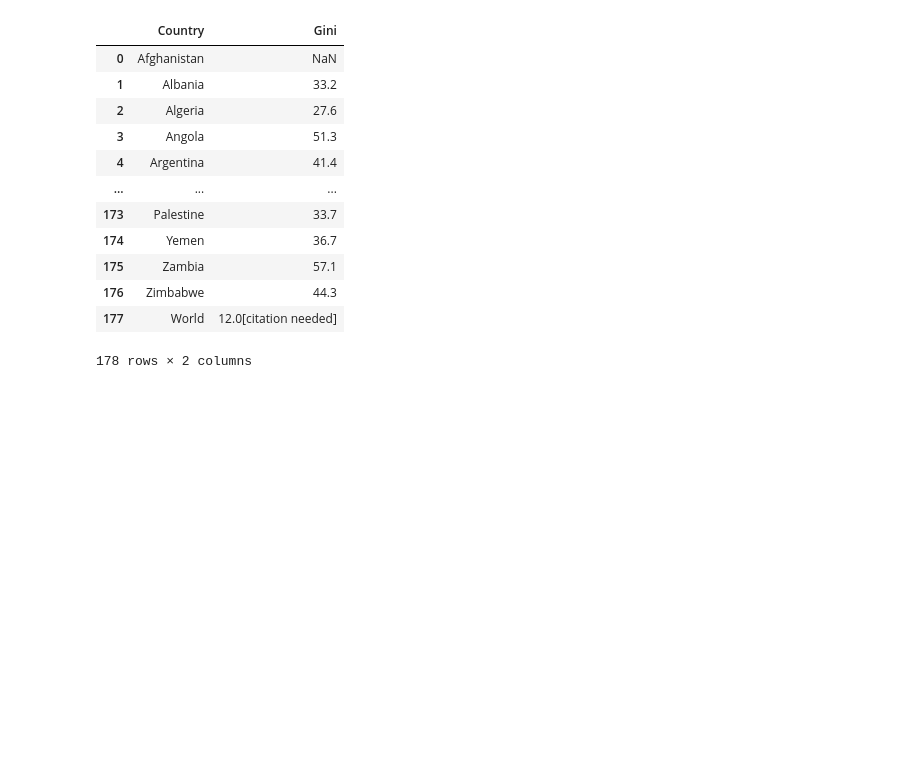
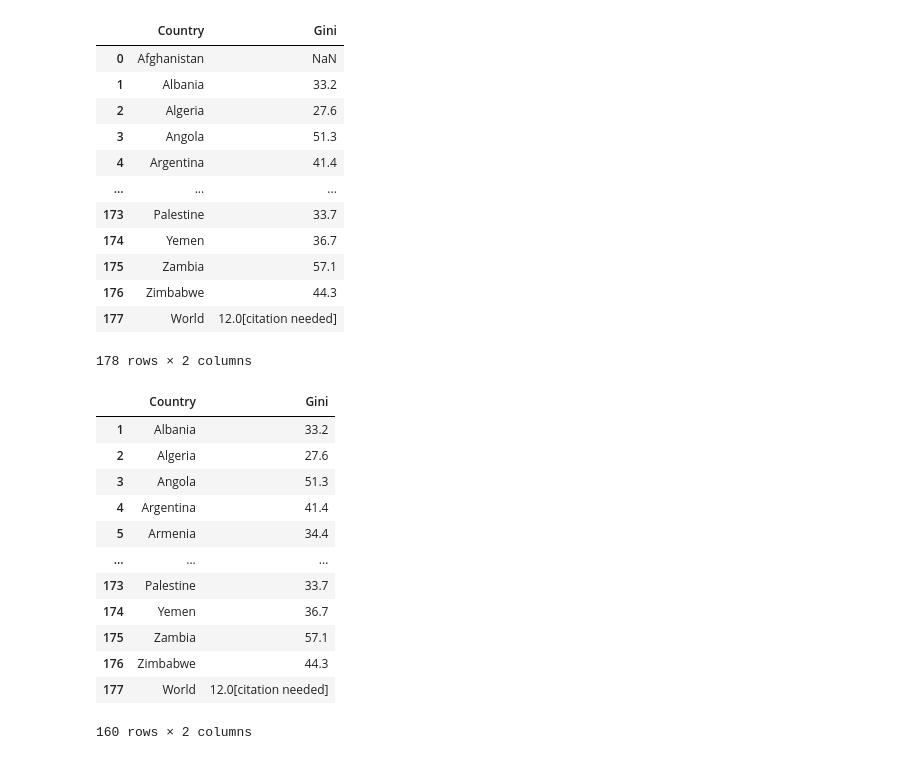
Before and after one commit to niafthomas/niafthomas-github.io, a Jupyter notebook: sm&giniscraperipynb.ipynb, the cells around one changed output. Drawn from its saved outputs; the diff is of its cells as text; code cells hidden in the pictures; blank space fills up the shorter version.

```diff
--- a/sm&giniscraperipynb.ipynb
+++ b/sm&giniscraperipynb.ipynb
@@ -121 +123,18 @@ df2
+# %%
+gini = gini.dropna()
+gini
+# %% [output]
+|  | Country | Gini |
+| 1 | Albania | 33.2 |
+| 2 | Algeria | 27.6 |
+| 3 | Angola | 51.3 |
+| 4 | Argentina | 41.4 |
+| 5 | Armenia | 34.4 |
+| ... | ... | ... |
+| 173 | Palestine | 33.7 |
+| 174 | Yemen | 36.7 |
+| 175 | Zambia | 57.1 |
+| 176 | Zimbabwe | 44.3 |
+| 177 | World | 12.0[citation needed] |
+160 rows × 2 columns
 # %%
```
Also changed, not shown: parts of 9 cells of this notebook.
